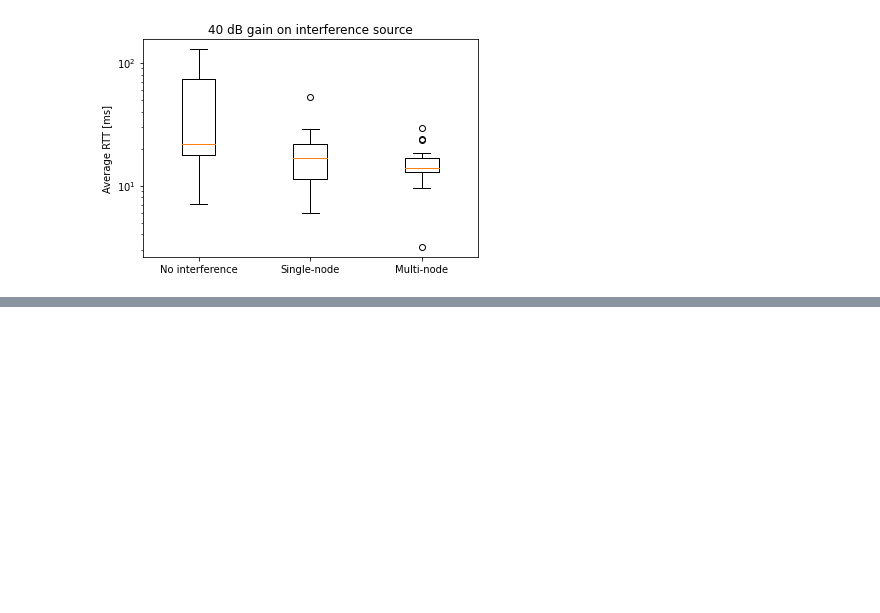
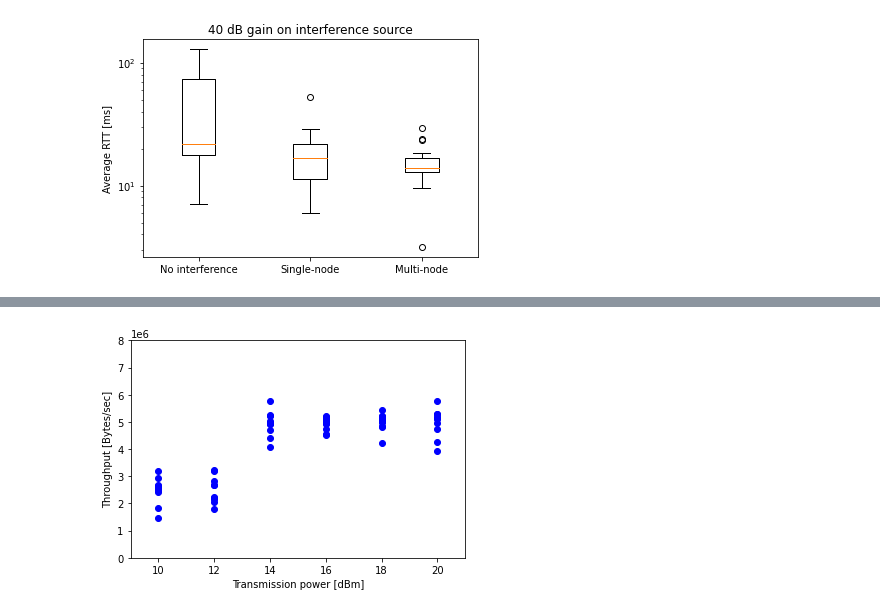
Before and after one commit to k00ziex/MastersThesis_FANETs_Fall_2022, a Jupyter notebook: Data_processing/Data_Visualization.ipynb, the cells around one changed output, grey strips where cells are left out. Drawn from its saved outputs; the diff is of its cells as text; code cells hidden in the pictures; blank space fills up the shorter version.

```diff
--- a/Data_processing/Data_Visualization.ipynb
+++ b/Data_processing/Data_Visualization.ipynb
@@ -963,0 +1001,27 @@ for filename, filename_multi, title in zip(mesh_config_result_files, mesh_config
+# %%
+transmission_power_int_path = "../Transmission Power/Dongle/Single-hop_interference/iperf_results_"
+transmission_power_int_files = [
+                        transmission_power_int_path + "10TX.txt",
+                        transmission_power_int_path + "12TX.txt",
+                        transmission_power_int_path + "14TX.txt",
+                        transmission_power_int_path + "16TX.txt",
+                        transmission_power_int_path + "18TX.txt",
+                        transmission_power_int_path + "20TX.txt",
+                        ]
+
+y_label = "Throughput [Bytes/sec]"
+x_label = "Transmission power [dBm]"
+title = ""
+x_axis = [  10, 10, 10, 10, 10, 10, 10, 10, 10, 10,
+            12, 12, 12, 12, 12, 12, 12, 12, 12, 12,
+            14, 14, 14, 14, 14, 14, 14, 14, 14, 14,
+            16, 16, 16, 16, 16, 16, 16, 16, 16, 16,
+            18, 18, 18, 18, 18, 18, 18, 18, 18, 18,
+            20, 20, 20, 20, 20, 20, 20, 20, 20, 20]
+
+limits = [(9, 21), (0, 8000000)]
+
+
+scatter_plot_iperf_bitrate(transmission_power_int_files,y_label,x_label,x_axis, title, limits)
+# %% [output]
+[figure, added]
```
Also changed, not shown: parts of 7 cells of this notebook.
